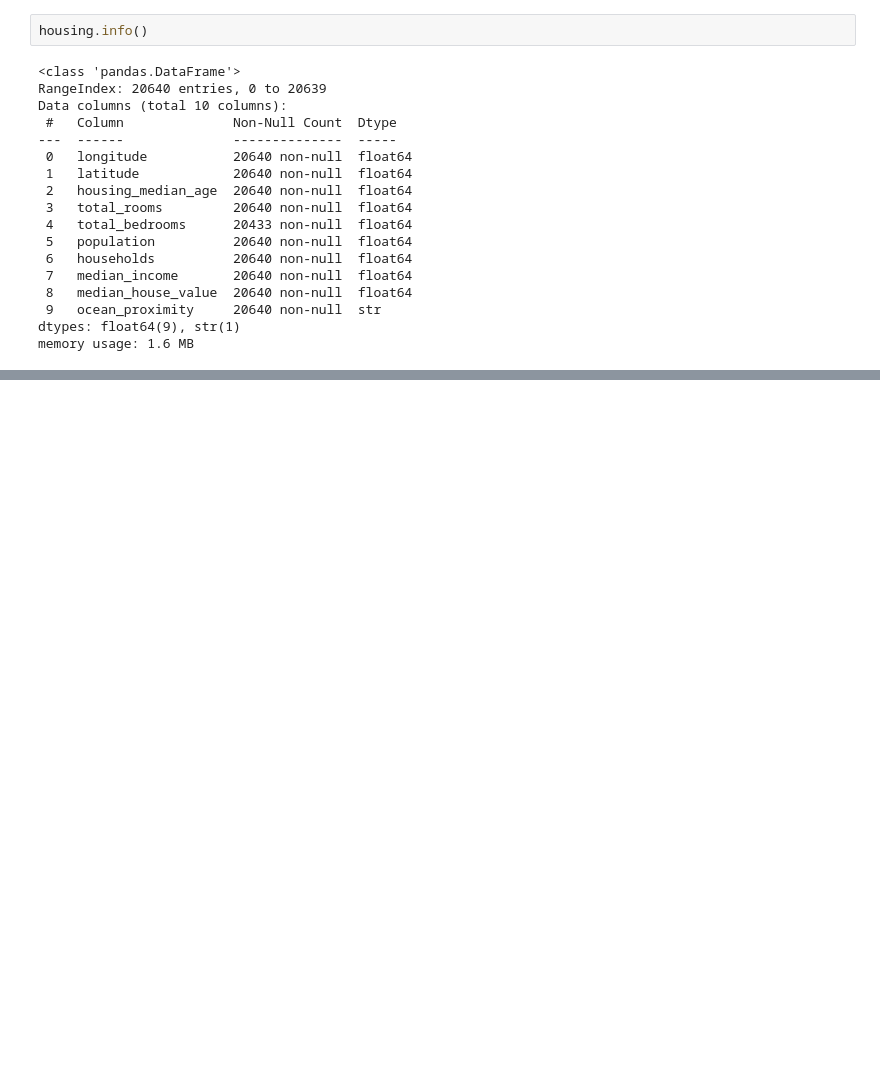
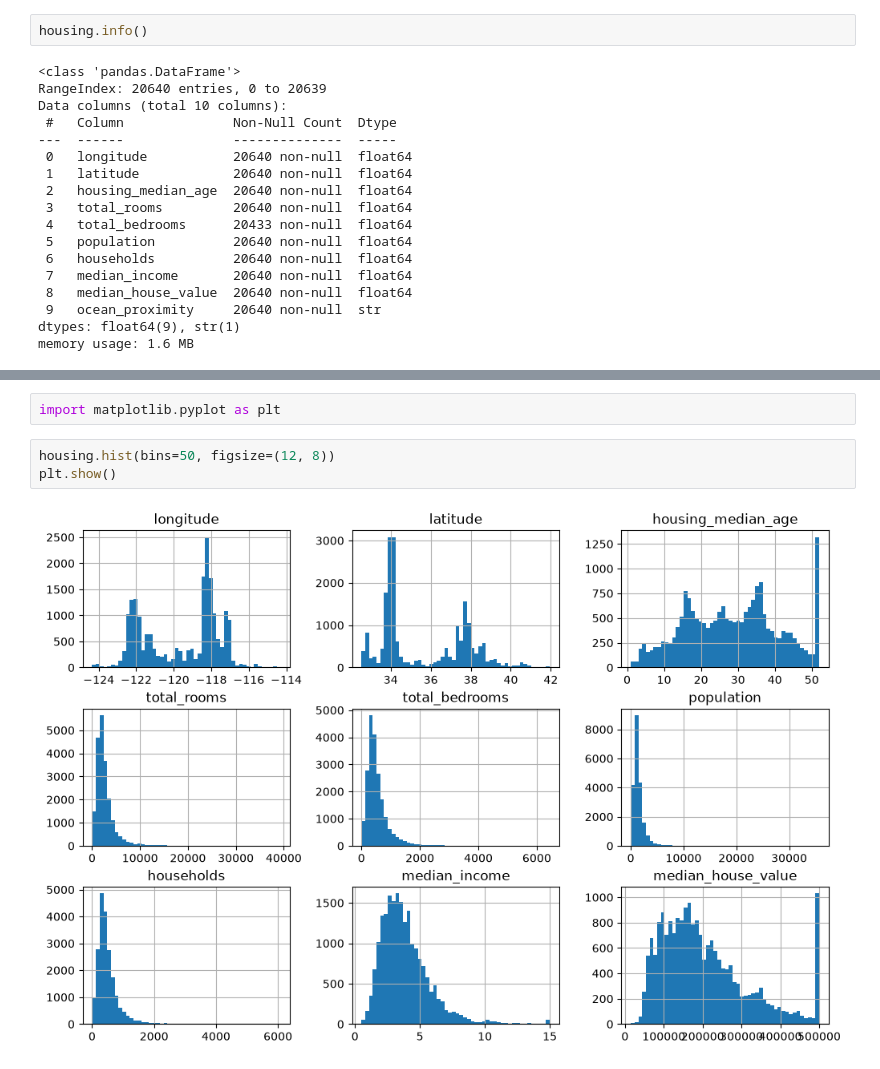
Before and after one commit to Dimma-create/AI-ML-LABS, a Jupyter notebook: IAI600_Lab_01.ipynb, the cells around one changed output, grey strips where cells are left out. Cells and saved outputs as stored; diff of their text form; blank space fills up the shorter version.

```diff
--- a/IAI600_Lab_01.ipynb
+++ b/IAI600_Lab_01.ipynb
@@ -102,0 +122,7 @@ memory usage: 1.6 MB
+# %%
+import matplotlib.pyplot as plt
+# %%
+housing.hist(bins=50, figsize=(12, 8))
+plt.show()
+# %% [output]
+[figure, added]
```
Also changed, not shown: parts of 68 cells of this notebook, 1 other file.
